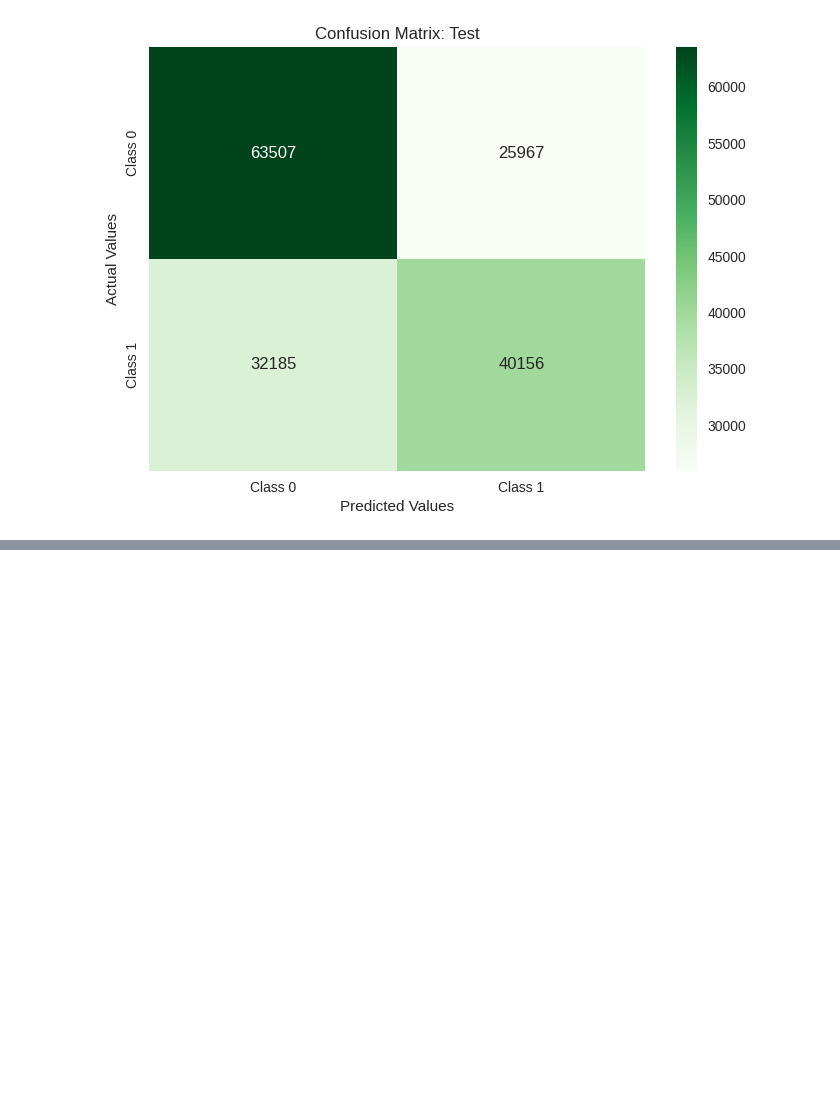
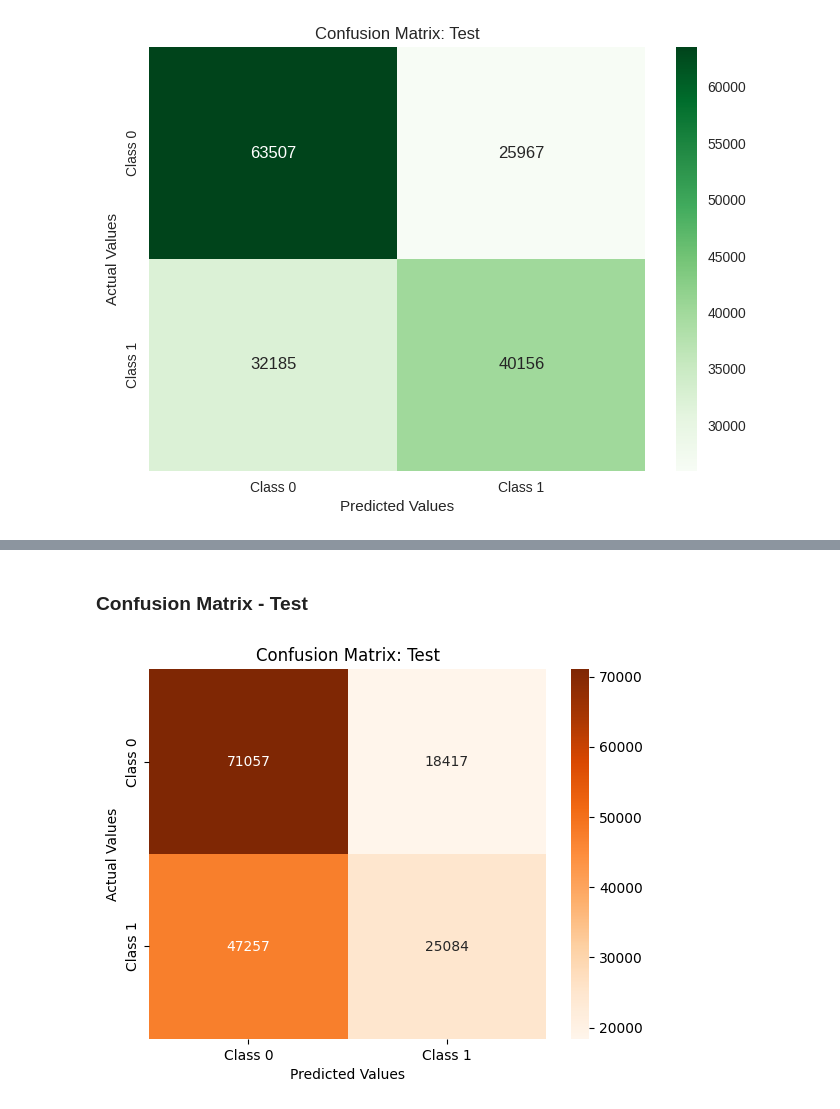
Before and after one commit to ICWeiner/FEUP-IART, a Jupyter notebook: Proj2/IA_T10_G27_Assignment2.ipynb, the cells around one changed output, grey strips where cells are left out. Cells and saved outputs as stored; diff of their text form; code cells hidden in the pictures; blank space fills up the shorter version.

```diff
--- a/Proj2/IA_T10_G27_Assignment2.ipynb
+++ b/Proj2/IA_T10_G27_Assignment2.ipynb
@@ -321,0 +455,15 @@ plt.show()
+# %% [markdown]
+### Confusion Matrix - Test
+# %%
+knn_cm_test = confusion_matrix(Y_test, nn_test_pred)
+
+class_labels = ['Class 0', 'Class 1']
+
+sb.heatmap(knn_cm_test, annot=True, fmt='d', cmap='Oranges', xticklabels=class_labels, yticklabels=class_labels)
+
+plt.title('Confusion Matrix: Test')
+plt.xlabel('Predicted Values')
+plt.ylabel('Actual Values')
+plt.show()
+# %% [output]
+[figure, added]
```
Also changed, not shown: parts of 31 cells of this notebook.
